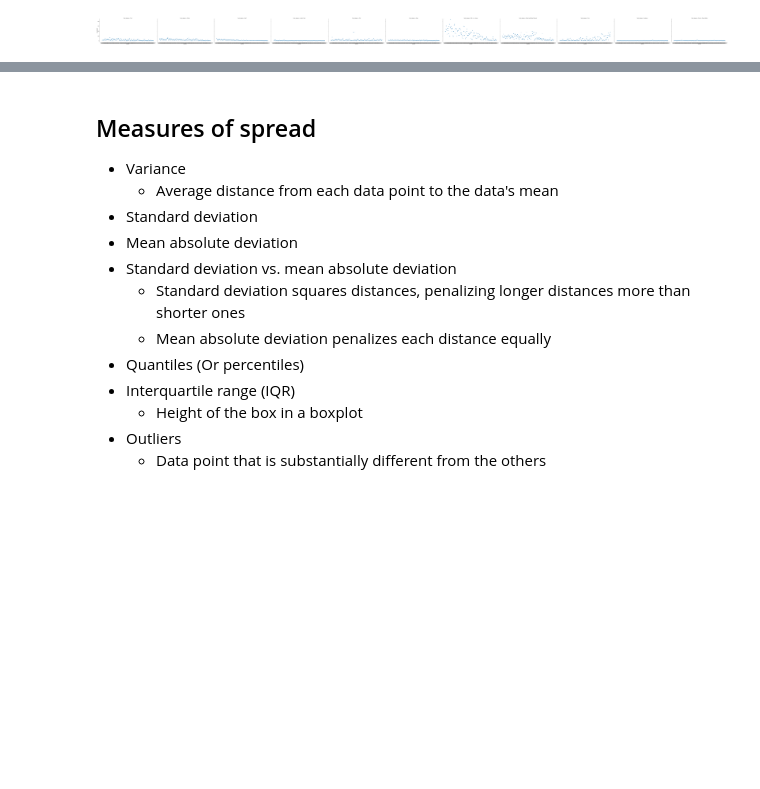
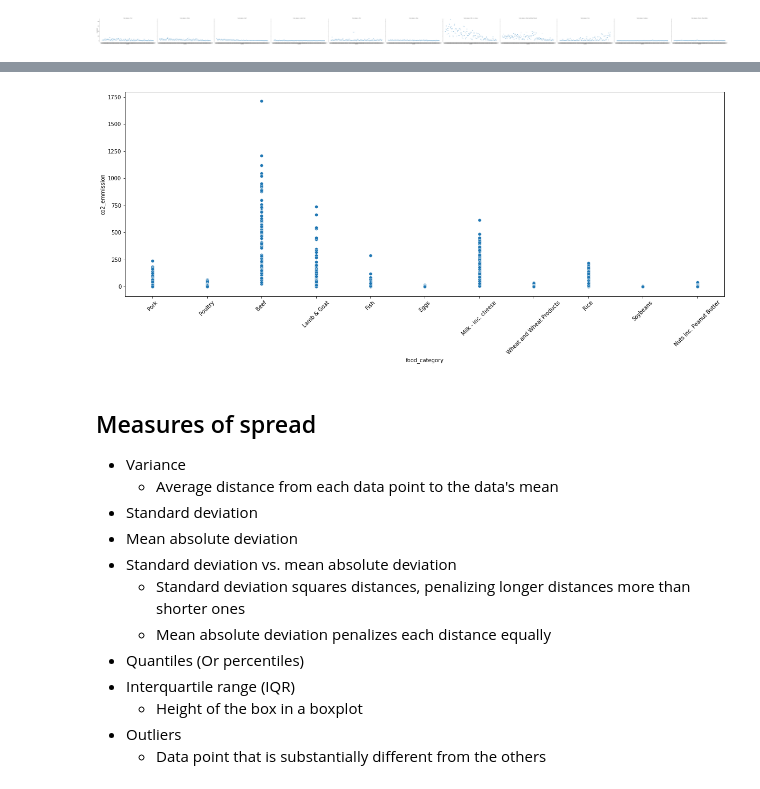
Before and after one commit to Starburned7/data-analytics-projects, a Jupyter notebook: Food_consumption.ipynb, the cells around one changed output, grey strips where cells are left out. Drawn from its saved outputs; the diff is of its cells as text; code cells hidden in the pictures; blank space fills up the shorter version.

```diff
--- a/Food_consumption.ipynb
+++ b/Food_consumption.ipynb
@@ -116,3 +123,9 @@ sns.relplot(data=df, x='country', y='consumption',
+# %%
+plt.rcParams['figure.figsize'] = (20, 7)
+plt.xticks(rotation=45)
+sns.scatterplot(data=df, x="food_category", y='co2_emmission');
+# %% [output]
+[figure, added]
 # %% [markdown]
 ## Measures of spread
 - Variance
```
Also changed, not shown: parts of 2 cells of this notebook.
